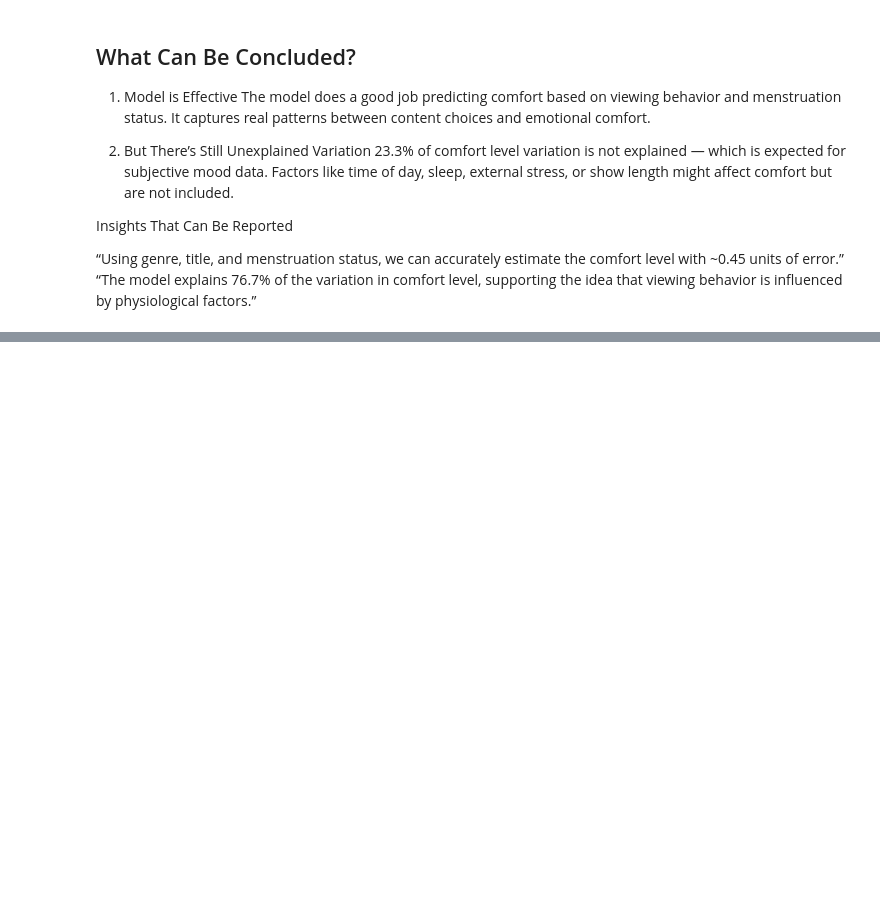
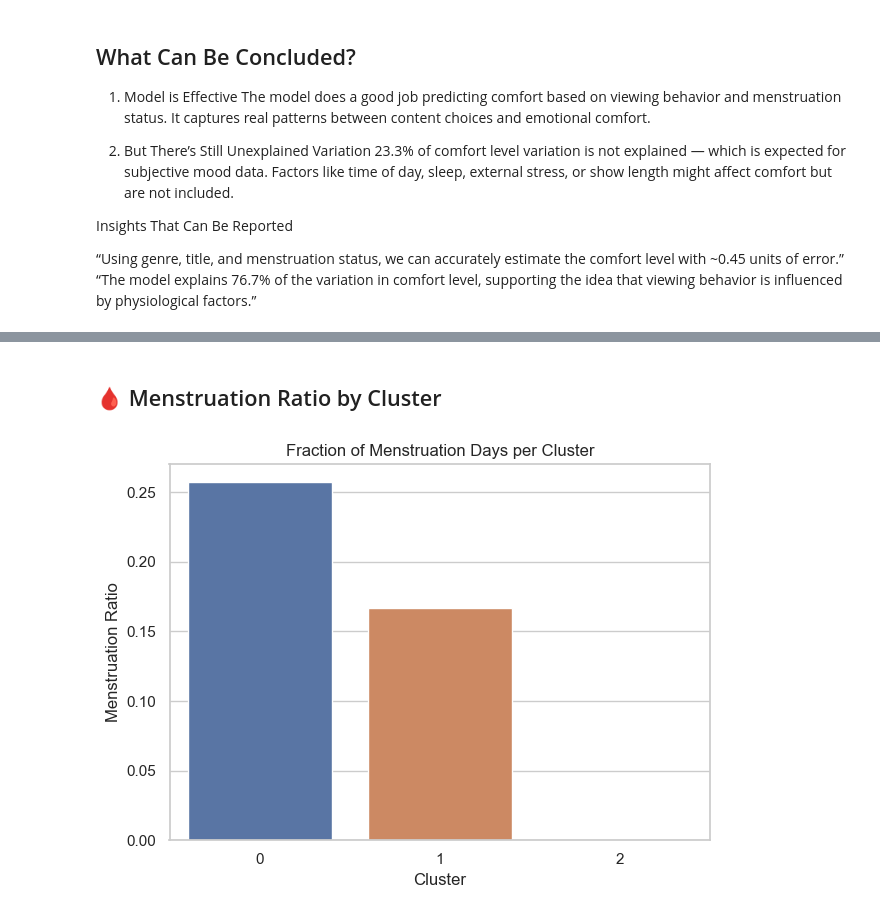
Before and after one commit to goksugb/Netflix_Menstruation_Correlation, a Jupyter notebook: Netflix_Menstruation_Correlation_Final.ipynb, the cells around one changed output, grey strips where cells are left out. Saved outputs shown, nothing was run; the diff lists cells and outputs as text; code cells hidden in the pictures; blank space fills up the shorter version.

```diff
--- a/Netflix_Menstruation_Correlation_Final.ipynb
+++ b/Netflix_Menstruation_Correlation_Final.ipynb
@@ -452,0 +576,11 @@ Insights That Can Be Reported
+# %% [markdown]
+## 🩸 Menstruation Ratio by Cluster
+# %%
+menstruation_by_cluster = merged_df.groupby('Cluster')['Menstruation'].mean().reset_index()
+sns.barplot(data=menstruation_by_cluster, x='Cluster', y='Menstruation')
+plt.title("Fraction of Menstruation Days per Cluster")
+plt.ylabel("Menstruation Ratio")
+plt.tight_layout()
+plt.show()
+# %% [output]
+[figure, added]
```
Also changed, not shown: parts of 14 cells of this notebook.
